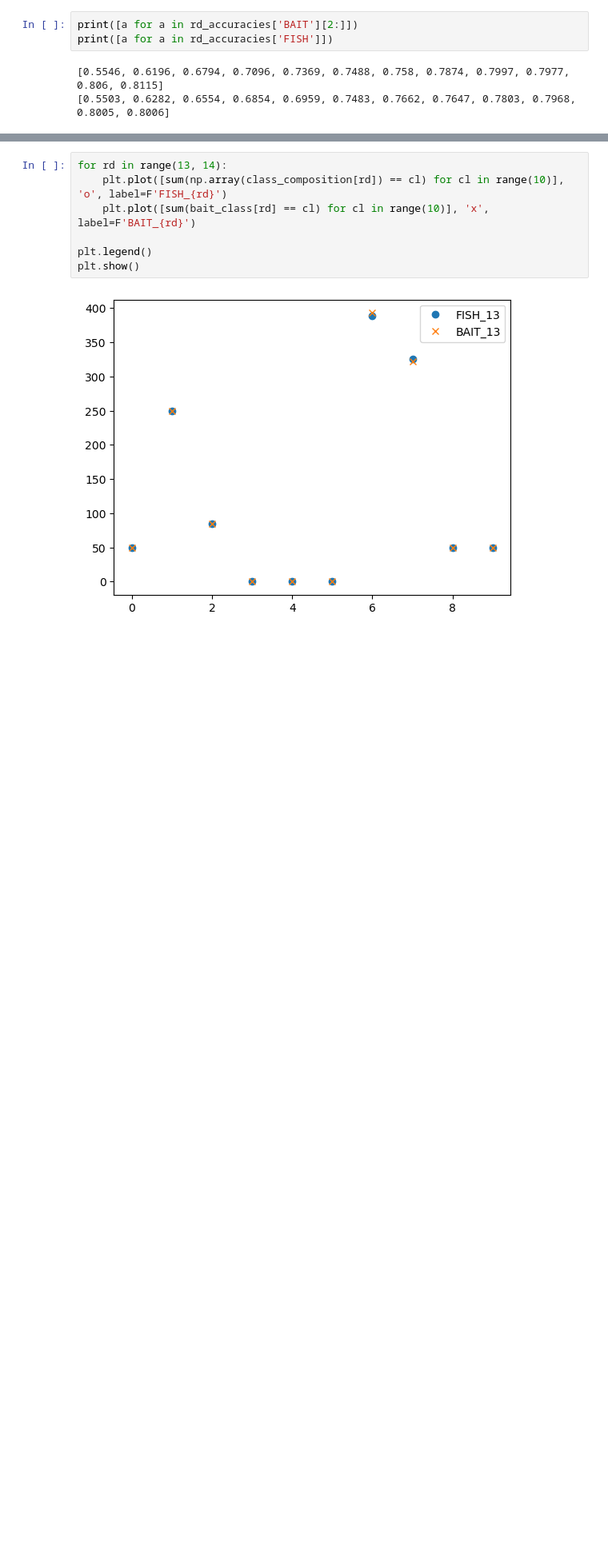
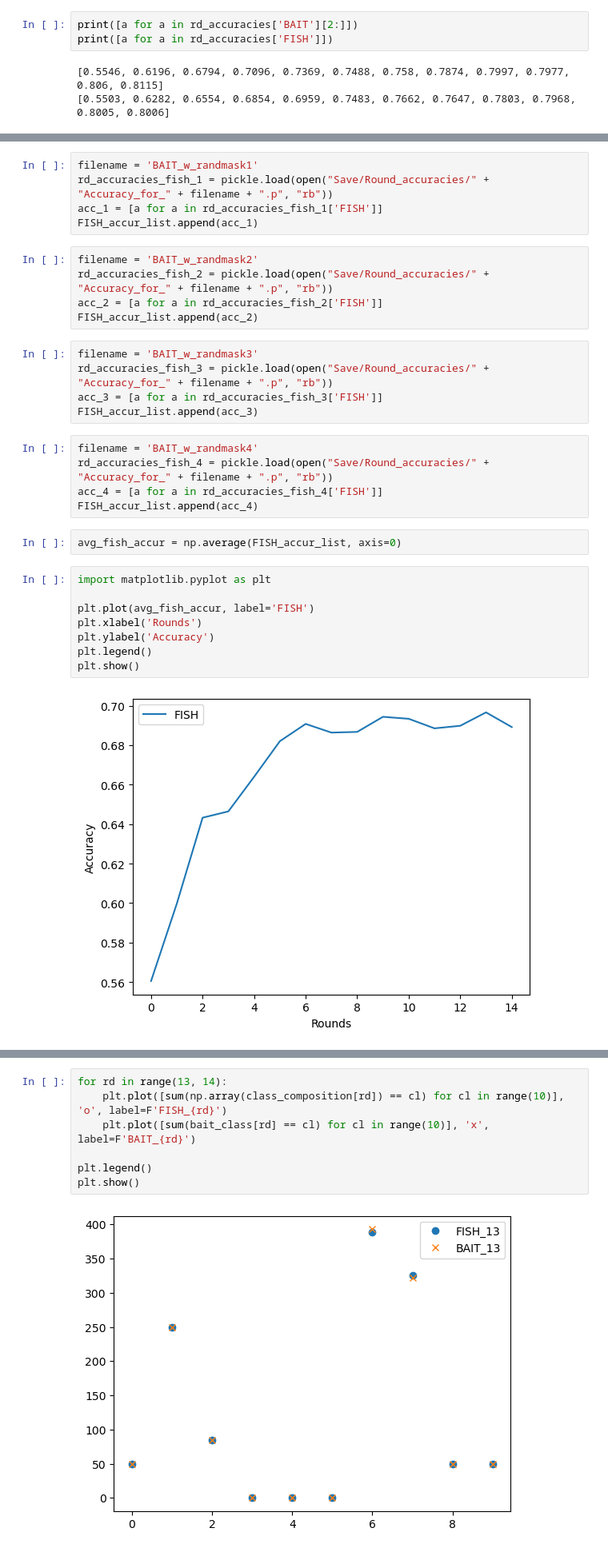
Before and after one commit to sgchr273/FisherMask, a Jupyter notebook: viz.ipynb, the cells around one changed output, grey strips where cells are left out. Shown: that part at 80% size. Saved outputs shown, nothing was run; the diff lists cells and outputs as text; blank space fills up the shorter version.

```diff
--- a/viz.ipynb
+++ b/viz.ipynb
@@ -436,0 +839,32 @@ print([a for a in rd_accuracies['FISH']])
+# %%
+filename = 'BAIT_w_randmask1'
+rd_accuracies_fish_1 = pickle.load(open("Save/Round_accuracies/" + "Accuracy_for_" + filename + ".p", "rb"))
+acc_1 = [a for a in rd_accuracies_fish_1['FISH']]
+FISH_accur_list.append(acc_1)
+# %%
+filename = 'BAIT_w_randmask2'
+rd_accuracies_fish_2 = pickle.load(open("Save/Round_accuracies/" + "Accuracy_for_" + filename + ".p", "rb"))
+acc_2 = [a for a in rd_accuracies_fish_2['FISH']]
+FISH_accur_list.append(acc_2)
+# %%
+filename = 'BAIT_w_randmask3'
+rd_accuracies_fish_3 = pickle.load(open("Save/Round_accuracies/" + "Accuracy_for_" + filename + ".p", "rb"))
+acc_3 = [a for a in rd_accuracies_fish_3['FISH']]
+FISH_accur_list.append(acc_3)
+# %%
+filename = 'BAIT_w_randmask4'
+rd_accuracies_fish_4 = pickle.load(open("Save/Round_accuracies/" + "Accuracy_for_" + filename + ".p", "rb"))
+acc_4 = [a for a in rd_accuracies_fish_4['FISH']]
+FISH_accur_list.append(acc_4)
+# %%
+avg_fish_accur = np.average(FISH_accur_list, axis=0)
+# %%
+import matplotlib.pyplot as plt
+
+plt.plot(avg_fish_accur, label='FISH')
+plt.xlabel('Rounds')
+plt.ylabel('Accuracy')
+plt.legend()
+plt.show()
+# %% [output]
+[figure, added]
```
Also changed, not shown: parts of 69 cells of this notebook, 14 other files.
